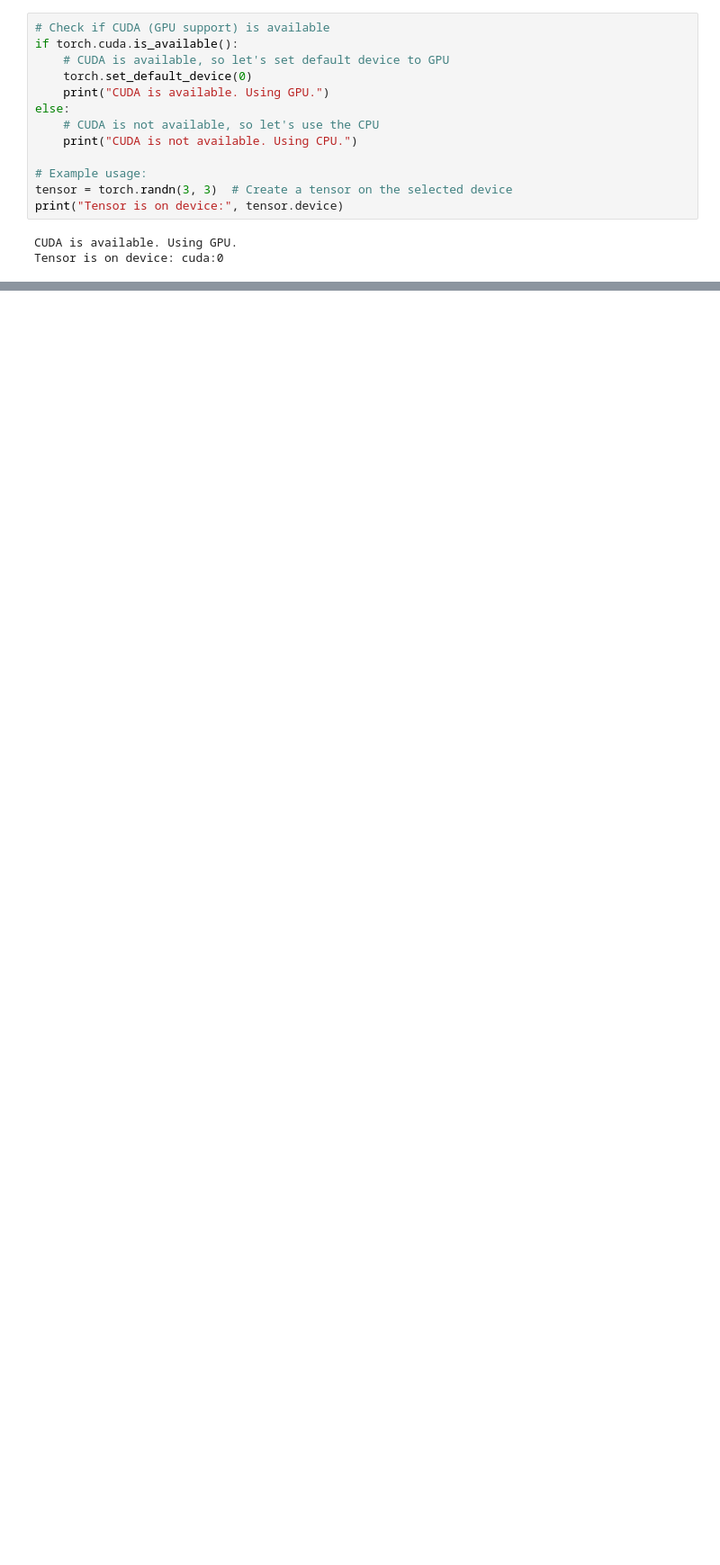
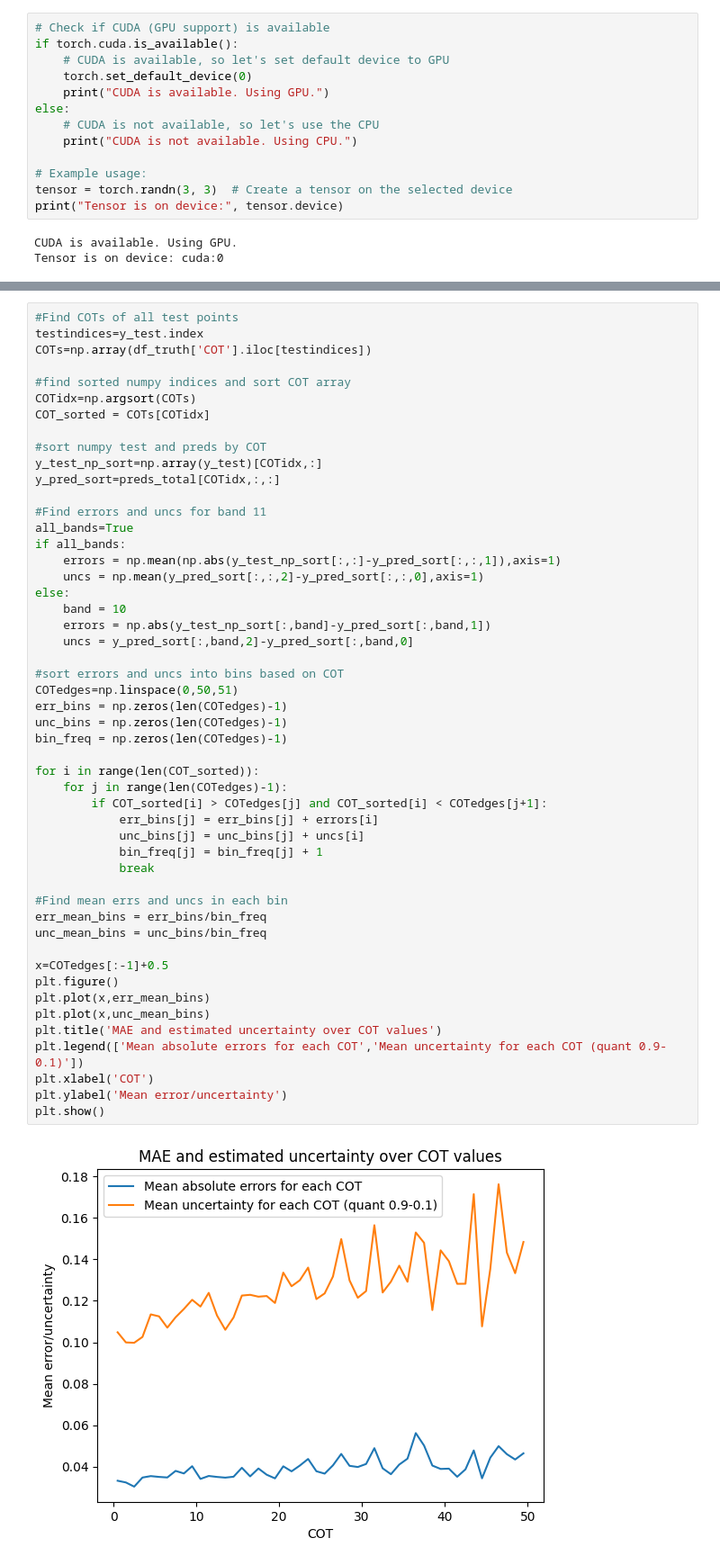
Before and after one commit to filipronn/SEEX30_Cloud_Fog, a Jupyter notebook: parameter_sweeps.ipynb, the cells around one changed output, grey strips where cells are left out. Shown at 90% size. Drawn from its saved outputs; the diff is of its cells as text; blank space fills up the shorter version.

```diff
--- a/parameter_sweeps.ipynb
+++ b/parameter_sweeps.ipynb
@@ -226,0 +235,52 @@ plt.show()
+# %%
+#Find COTs of all test points
+testindices=y_test.index
+COTs=np.array(df_truth['COT'].iloc[testindices])
+
+#find sorted numpy indices and sort COT array
+COTidx=np.argsort(COTs)
+COT_sorted = COTs[COTidx]
+
+#sort numpy test and preds by COT
+y_test_np_sort=np.array(y_test)[COTidx,:]
+y_pred_sort=preds_total[COTidx,:,:]
+
+#Find errors and uncs for band 11
+all_bands=True
+if all_bands:
+    errors = np.mean(np.abs(y_test_np_sort[:,:]-y_pred_sort[:,:,1]),axis=1)
+    uncs = np.mean(y_pred_sort[:,:,2]-y_pred_sort[:,:,0],axis=1)
+else:
+    band = 10
+    errors = np.abs(y_test_np_sort[:,band]-y_pred_sort[:,band,1])
+    uncs = y_pred_sort[:,band,2]-y_pred_sort[:,band,0]
+
+#sort errors and uncs into bins based on COT
+COTedges=np.linspace(0,50,51)
+err_bins = np.zeros(len(COTedges)-1)
+unc_bins = np.zeros(len(COTedges)-1)
+bin_freq = np.zeros(len(COTedges)-1)
+
+for i in range(len(COT_sorted)):
+    for j in range(len(COTedges)-1):
+        if COT_sorted[i] > COTedges[j] and COT_sorted[i] < COTedges[j+1]:
+            err_bins[j] = err_bins[j] + errors[i]
+            unc_bins[j] = unc_bins[j] + uncs[i]
+            bin_freq[j] = bin_freq[j] + 1
+            break
+
+#Find mean errs and uncs in each bin
+err_mean_bins = err_bins/bin_freq
+unc_mean_bins = unc_bins/bin_freq
+
+x=COTedges[:-1]+0.5
+plt.figure()
+plt.plot(x,err_mean_bins)
+plt.plot(x,unc_mean_bins)
+plt.title('MAE and estimated uncertainty over COT values')
+plt.legend(['Mean absolute errors for each COT','Mean uncertainty for each COT (quant 0.9-0.1)'])
+plt.xlabel('COT')
+plt.ylabel('Mean error/uncertainty')
+plt.show()
+# %% [output]
+[figure, added]
```
Also changed, not shown: parts of 11 cells of this notebook, 1 other file.
